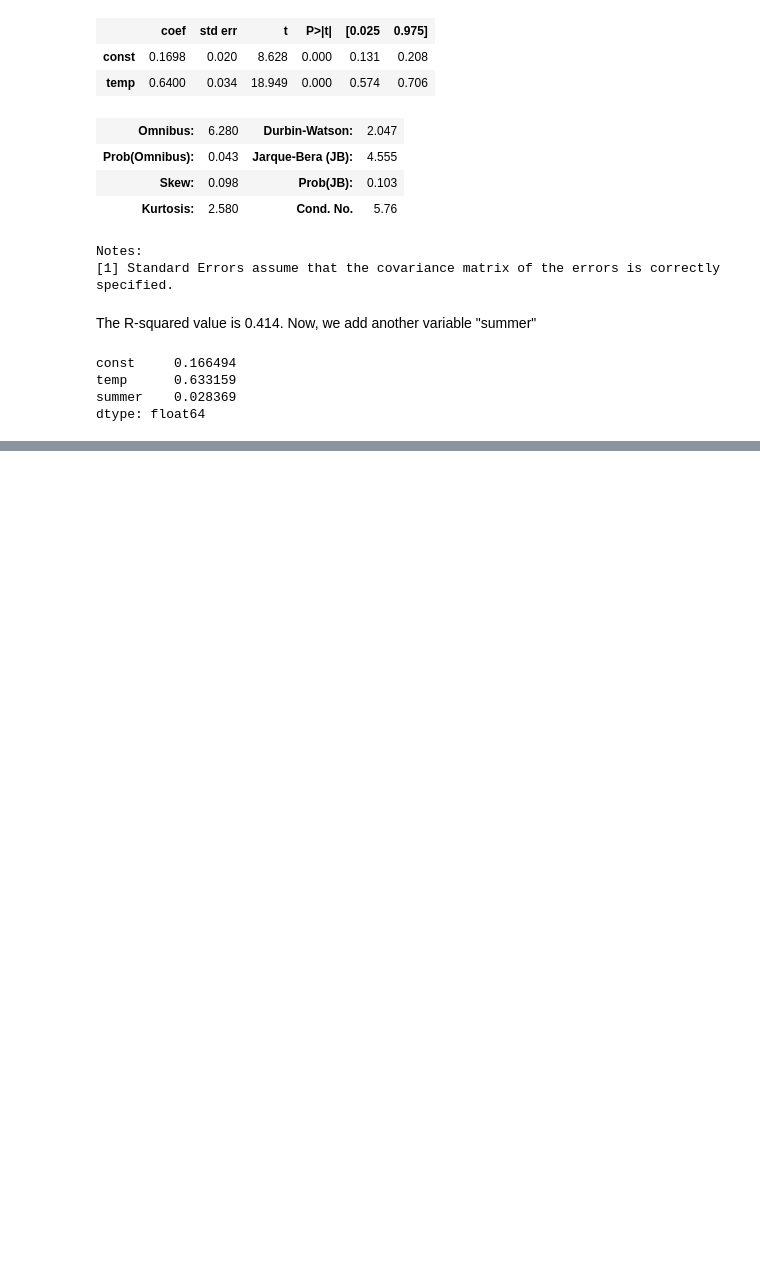
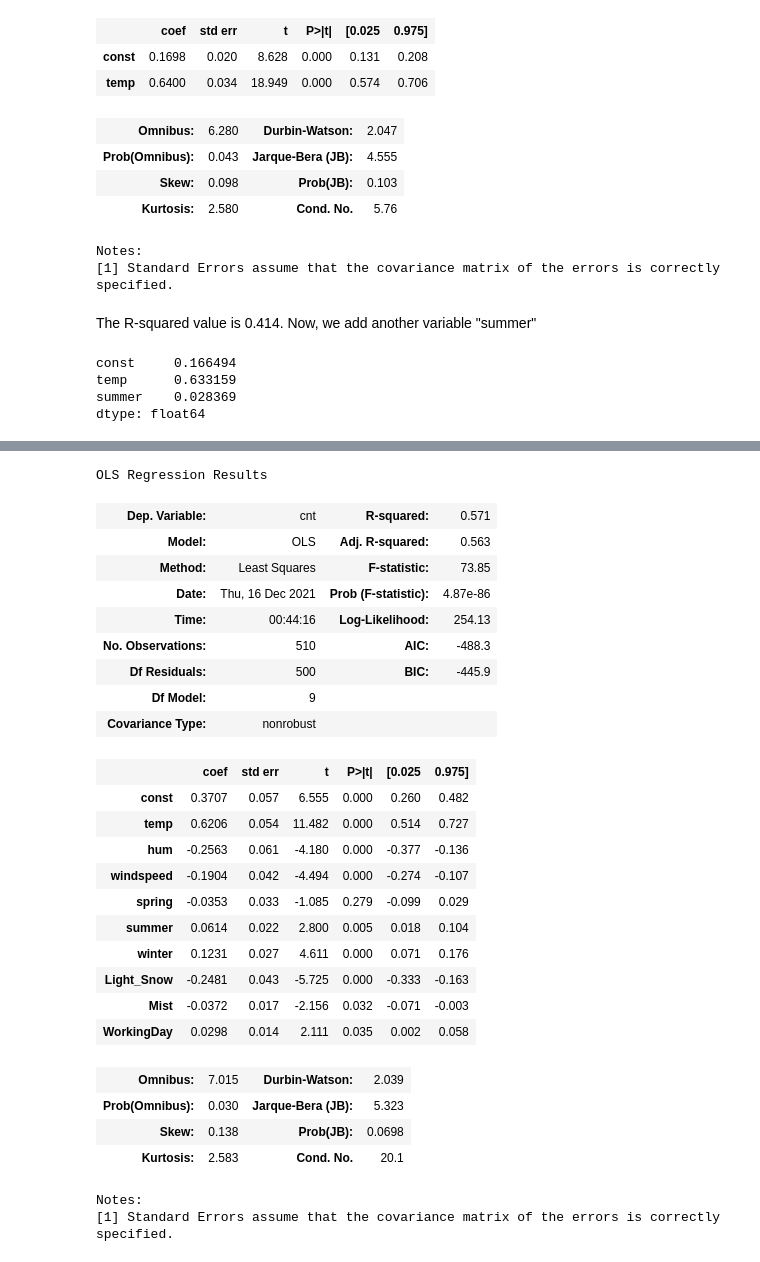
Before and after one commit to cdacjitthu/bike_rental_deman_pred, a Jupyter notebook: bike_sharing_model.ipynb, the cells around one changed output, grey strips where cells are left out. Cells and saved outputs as stored; diff of their text form; code cells hidden in the pictures; blank space fills up the shorter version.

```diff
--- a/bike_sharing_model.ipynb
+++ b/bike_sharing_model.ipynb
@@ -353,3 +353,10 @@ OLS Regression Results
 | Kurtosis: | 2.572 | Cond. No. | 5.94 |
 Notes:
 [1] Standard Errors assume that the covariance matrix of the errors is correctly specified.
+# %%
+X_train_lm = X_train[['temp', 'windspeed']]
+X_train_lm = sm.add_constant(X_train_lm)
+
+lr = sm.OLS(y_train, X_train_lm).fit()
+
+lr.params
@@ -355,0 +391,7 @@ Notes:
+# %%
+X_train_lm = X_train[['temp', 'windspeed', "hum"]]
+X_train_lm = sm.add_constant(X_train_lm)
+
+lr = sm.OLS(y_train, X_train_lm).fit()
+
+lr.params
@@ -355,0 +430,2 @@ Notes:
+# %%
+X_train.drop(["weekday", "holiday"], axis=1, inplace=True)
@@ -355,0 +450,30 @@ Notes:
+# %%
+lr_1.summary()
+# %% [output]
+OLS Regression Results
+| Dep. Variable: | cnt | R-squared: | 0.571 |
+| Model: | OLS | Adj. R-squared: | 0.563 |
+| Method: | Least Squares | F-statistic: | 73.85 |
+| Date: | Thu, 16 Dec 2021 | Prob (F-statistic): | 4.87e-86 |
+| Time: | 00:44:16 | Log-Likelihood: | 254.13 |
+| No. Observations: | 510 | AIC: | -488.3 |
+| Df Residuals: | 500 | BIC: | -445.9 |
+| Df Model: | 9 |  |  |
+| Covariance Type: | nonrobust |  |  |
+|  | coef | std err | t | P>|t| | [0.025 | 0.975] |
+| const | 0.3707 | 0.057 | 6.555 | 0.000 | 0.260 | 0.482 |
+| temp | 0.6206 | 0.054 | 11.482 | 0.000 | 0.514 | 0.727 |
+| hum | -0.2563 | 0.061 | -4.180 | 0.000 | -0.377 | -0.136 |
+| windspeed | -0.1904 | 0.042 | -4.494 | 0.000 | -0.274 | -0.107 |
+| spring | -0.0353 | 0.033 | -1.085 | 0.279 | -0.099 | 0.029 |
+| summer | 0.0614 | 0.022 | 2.800 | 0.005 | 0.018 | 0.104 |
+| winter | 0.1231 | 0.027 | 4.611 | 0.000 | 0.071 | 0.176 |
+| Light_Snow | -0.2481 | 0.043 | -5.725 | 0.000 | -0.333 | -0.163 |
+| Mist | -0.0372 | 0.017 | -2.156 | 0.032 | -0.071 | -0.003 |
+| WorkingDay | 0.0298 | 0.014 | 2.111 | 0.035 | 0.002 | 0.058 |
+| Omnibus: | 7.015 | Durbin-Watson: | 2.039 |
+| Prob(Omnibus): | 0.030 | Jarque-Bera (JB): | 5.323 |
+| Skew: | 0.138 | Prob(JB): | 0.0698 |
+| Kurtosis: | 2.583 | Cond. No. | 20.1 |
+Notes:
+[1] Standard Errors assume that the covariance matrix of the errors is correctly specified.
```
Also changed, not shown: parts of 24 cells of this notebook.
